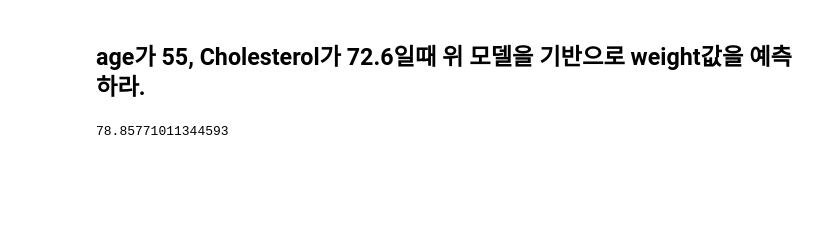
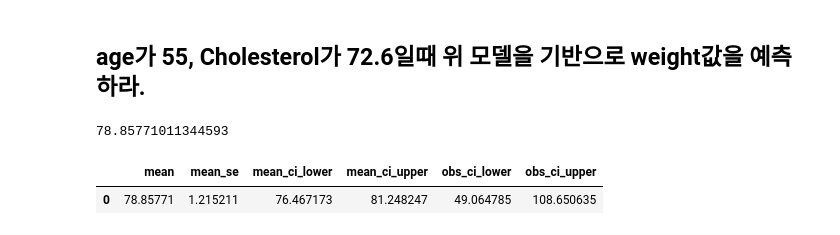
Before and after one commit to nohjuhyeon/BigDataAnalysis_study, a Jupyter notebook: docs/Part_4_practice_exam/08_6회_기출변형.ipynb, the cells around one changed output. Saved outputs shown, nothing was run; the diff lists cells and outputs as text; code cells hidden in the pictures; blank space fills up the shorter version.

```diff
--- a/docs/Part_4_practice_exam/08_6회_기출변형.ipynb
+++ b/docs/Part_4_practice_exam/08_6회_기출변형.ipynb
@@ -194,3 +206,8 @@ results = model.fit()
 print(results.params['age'])
 # %% [output]
 -0.03610166914386492
+# %%
+from statsmodels.formula.api import ols
+formula = 'weight ~ age + Cholesterol'
+model = ols(formula,data= df).fit()
+model.params['age']
@@ -212,3 +229,9 @@ else:
 print(results.predict([1,55,72.6])[0])
 # %% [output]
 78.85771011344593
+# %%
+result = model.get_prediction({'age':55,'Cholesterol':72.6})
+result.summary_frame()
+# %% [output]
+|  | mean | mean_se | mean_ci_lower | mean_ci_upper | obs_ci_lower | obs_ci_upper |
+| 0 | 78.85771 | 1.215211 | 76.467173 | 81.248247 | 49.064785 | 108.650635 |
```
Also changed, not shown: parts of 6 cells of this notebook, 2 other files.
